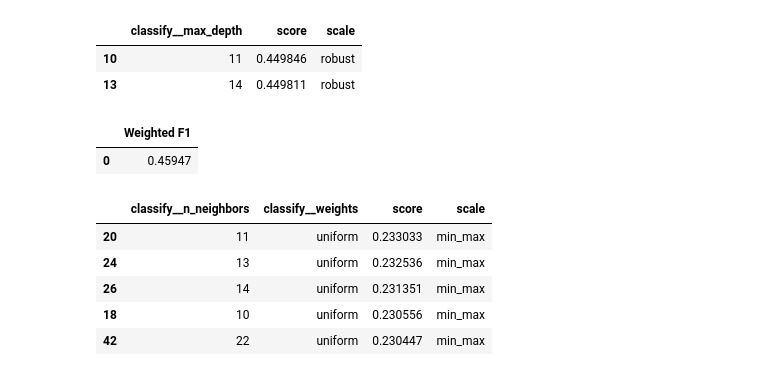
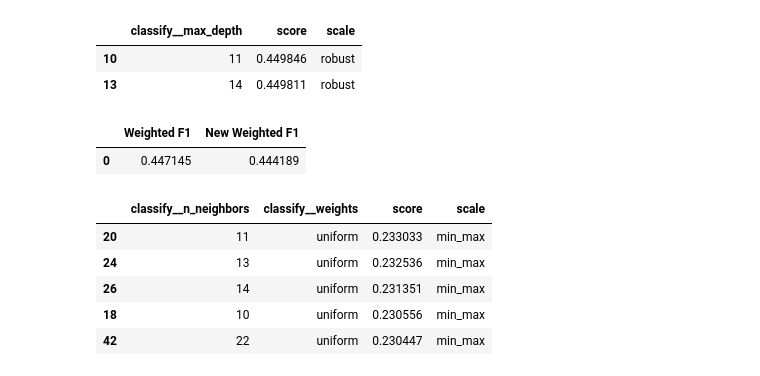
Before and after one commit to RaCasas26/DataScience2-FinalProject, a Jupyter notebook: final_S21.ipynb, the cells around one changed output. Saved outputs shown, nothing was run; the diff lists cells and outputs as text; code cells hidden in the pictures.

```diff
--- a/final_S21.ipynb
+++ b/final_S21.ipynb
@@ -601,6 +601,7 @@ pipe = Pipeline([('scale', RobustScaler()),
 y_true = y_reg_h
 y_pred = pipe.fit(X_reg_m,y_reg_m).predict(X_reg_h)
 reg_f1 = f1_score(y_true, y_pred, average='weighted')
-pd.DataFrame([reg_f1], columns=['Weighted F1'])
+res_r = pd.DataFrame([reg_f1], columns=['Weighted F1'])
+res_r
 # %% [output]
 |  | Weighted F1 |
@@ -711,15 +721,16 @@ top_rfc(X_reg_m, y_reg_m)
 # %%
 #Best optimized model for for predicting region based on physical traits
 pipe = Pipeline([('scale', RobustScaler()),
                 ('classify', RandomForestClassifier(max_depth=11, random_state=42))
                 ])
 y_true = y_reg_h
 y_pred = pipe.fit(X_reg_m,y_reg_m).predict(X_reg_h)
 reg_f1 = f1_score(y_true, y_pred, average='weighted')
-pd.DataFrame([reg_f1], columns=['Weighted F1'])
+res_r2 = pd.DataFrame([reg_f1], columns=['New Weighted F1'])
+pd.concat([res_r, res_r2], axis = 1)
 # %% [output]
-|  | Weighted F1 |
-| 0 | 0.45947 |
+|  | Weighted F1 | New Weighted F1 |
+| 0 | 0.447145 | 0.444189 |
 # %%
 top_knc(X_ctry_m, y_ctry_m)
 # %% [output]
```
Also changed, not shown: parts of 12 cells of this notebook.
